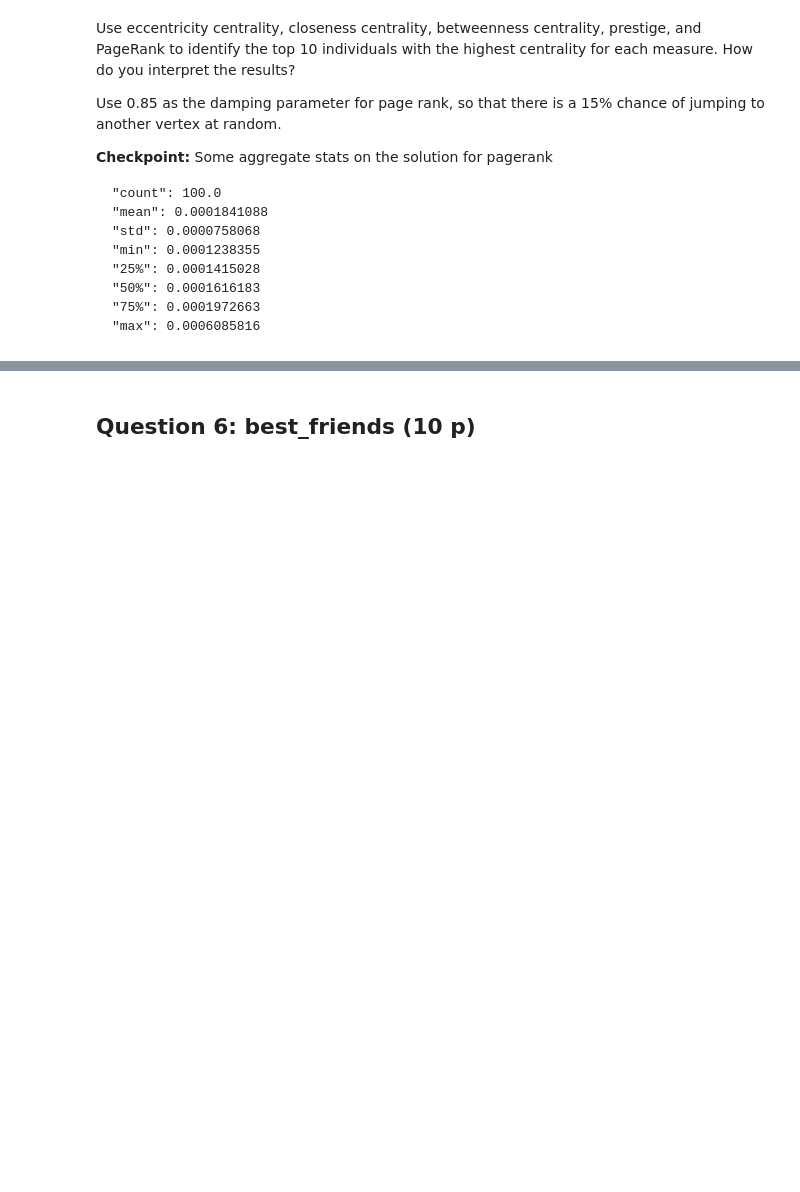
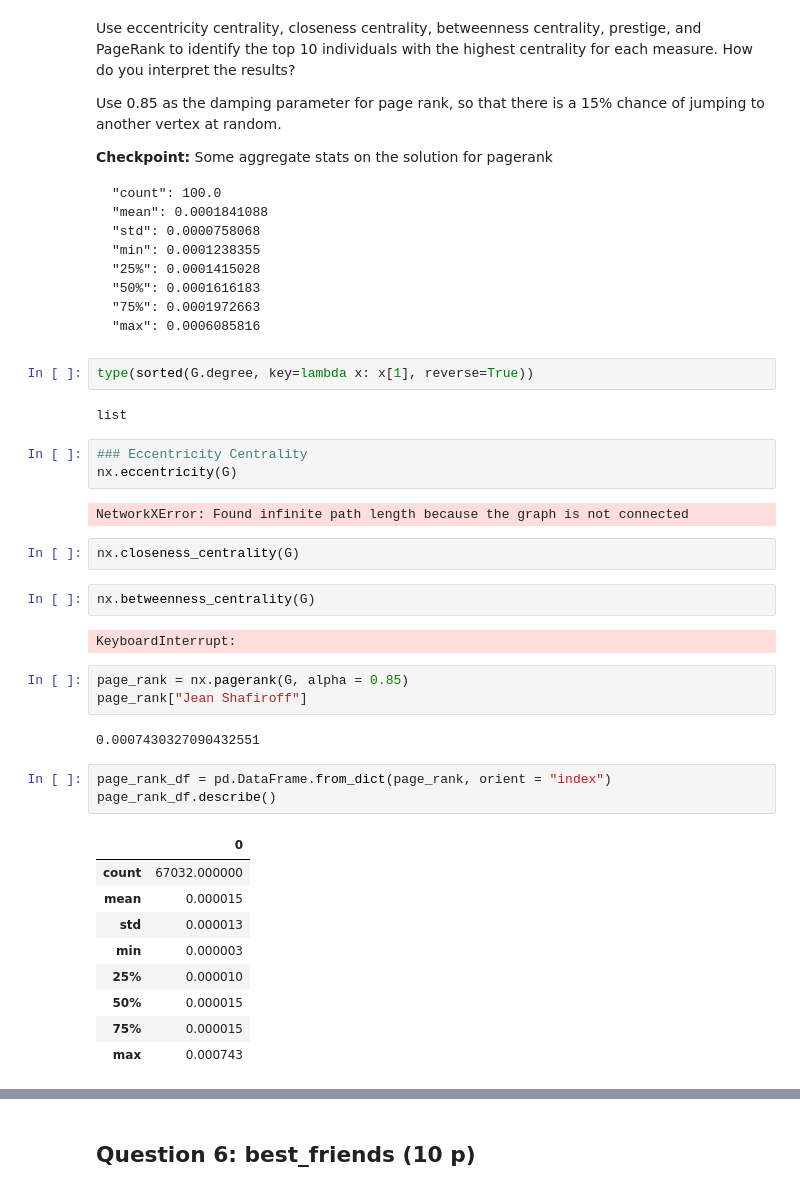
Before and after one commit to shuysman/csci550-miniproject1, a Jupyter notebook: mini_project_1_graph.ipynb, the cells around one changed output, grey strips where cells are left out. Cells and saved outputs as stored; diff of their text form; blank space fills up the shorter version.

```diff
--- a/mini_project_1_graph.ipynb
+++ b/mini_project_1_graph.ipynb
@@ -719,3 +762,36 @@ Use 0.85 as the damping parameter for page rank, so that there is a 15% chance o
     "50%": 0.0001616183
     "75%": 0.0001972663
     "max": 0.0006085816
+# %%
+type(sorted(G.degree, key=lambda x: x[1], reverse=True))
+# %% [output]
+list
+# %%
+### Eccentricity Centrality
+nx.eccentricity(G)
+# %% [output]
+NetworkXError: Found infinite path length because the graph is not connected
+# %%
+nx.closeness_centrality(G)
+# %%
+nx.betweenness_centrality(G)
+# %% [output]
+KeyboardInterrupt:
+# %%
+page_rank = nx.pagerank(G, alpha = 0.85)
+page_rank["Jean Shafiroff"]
+# %% [output]
+0.0007430327090432551
+# %%
+page_rank_df = pd.DataFrame.from_dict(page_rank, orient = "index")
+page_rank_df.describe()
+# %% [output]
+|  | 0 |
+| count | 67032.000000 |
+| mean | 0.000015 |
+| std | 0.000013 |
+| min | 0.000003 |
+| 25% | 0.000010 |
+| 50% | 0.000015 |
+| 75% | 0.000015 |
+| max | 0.000743 |
```
Also changed, not shown: parts of 14 cells of this notebook.
